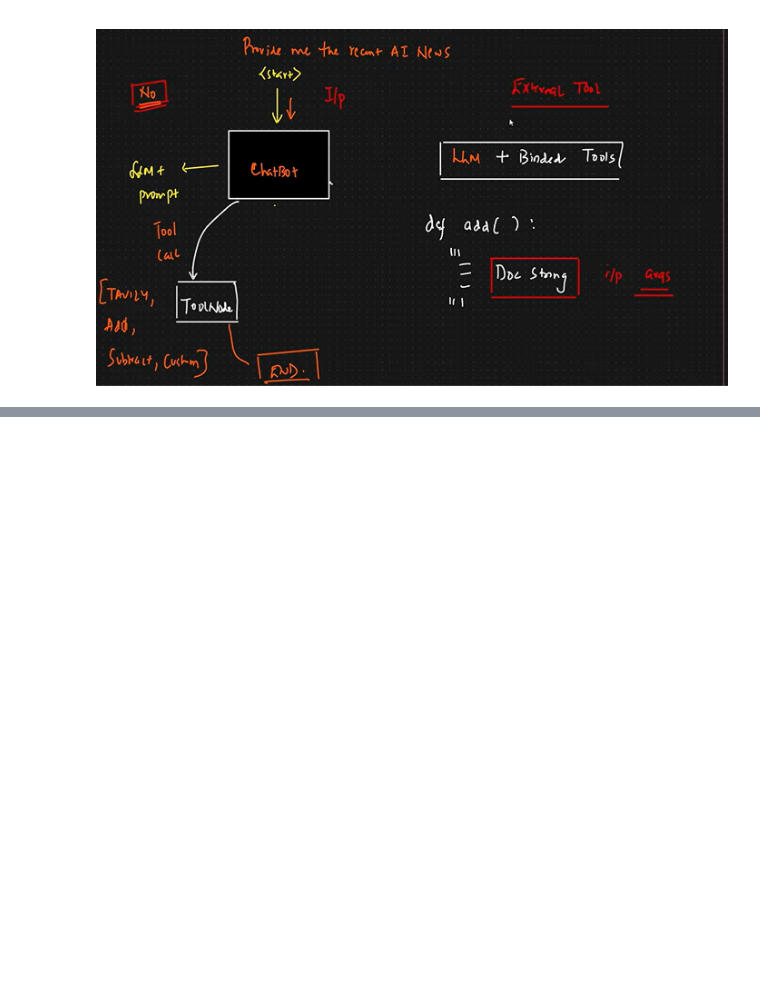
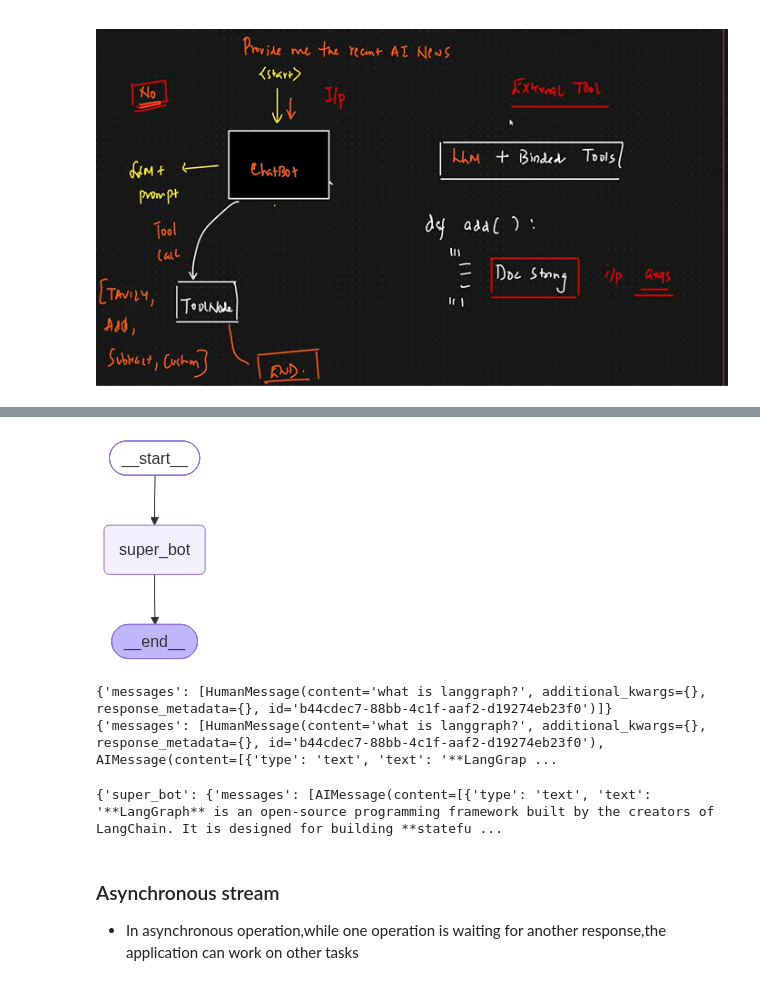
Before and after one commit to saidurga4521/Langraph, a Jupyter notebook: 1-BasicChatBot/1-basicchatbot.ipynb, the cells around one changed output, grey strips where cells are left out. Drawn from its saved outputs; the diff is of its cells as text; code cells hidden in the pictures; blank space fills up the shorter version.

```diff
--- a/1-BasicChatBot/1-basicchatbot.ipynb
+++ b/1-BasicChatBot/1-basicchatbot.ipynb
@@ -108,0 +431,23 @@ response['messages'][-1].content
+# %%
+from langgraph.checkpoint.memory import MemorySaver
+from langgraph.graph import START, StateGraph ,END
+memory=MemorySaver()
+
+def super_bot(state:State):
+  return {
+    'messages':[llm.invoke(state['messages'])]
+  }
+
+graph_builder=StateGraph(State)
+
+graph_builder.add_node('super_bot',super_bot)
+
+graph_builder.add_edge(START,'super_bot')
+graph_builder.add_edge('super_bot',END)
+
+graph=graph_builder.compile(checkpointer=memory)
+
+from IPython.display import Image, display
+display(Image(graph.get_graph().draw_mermaid_png()))
+# %% [output]
+[figure, added]
@@ -108,0 +460,44 @@ response['messages'][-1].content
+# %%
+## generate the response using stream
+## here the mode is 'values'
+
+config = {
+    'configurable': {
+        'thread_id': "4"
+    }
+}
+
+response = graph.stream(
+    {'messages': "what is langgraph?"},
+    config,
+    stream_mode='values'
+)
+
+for chunk in response:
+    print(chunk)
+# %% [output]
+{'messages': [HumanMessage(content='what is langgraph?', additional_kwargs={}, response_metadata={}, id='b44cdec7-88bb-4c1f-aaf2-d19274eb23f0')]}
+{'messages': [HumanMessage(content='what is langgraph?', additional_kwargs={}, response_metadata={}, id='b44cdec7-88bb-4c1f-aaf2-d19274eb23f0'), AIMessage(content=[{'type': 'text', 'text': '**LangGrap ...
+# %%
+## generate the response using stream
+## here the mode is 'updates'
+
+config = {
+    'configurable': {
+        'thread_id': "4"
+    }
+}
+
+response = graph.stream(
+    {'messages': "what is langgraph?"},
+    config,
+    stream_mode='updates'
+)
+
+for chunk in response:
+    print(chunk)
+# %% [output]
+{'super_bot': {'messages': [AIMessage(content=[{'type': 'text', 'text': '**LangGraph** is an open-source programming framework built by the creators of LangChain. It is designed for building **statefu ...
+# %% [markdown]
+### Asynchronous stream
+- In asynchronous operation,while one operation is waiting for another response,the application can work on other tasks
```
Also changed, not shown: parts of 27 cells of this notebook, 3 other files.
